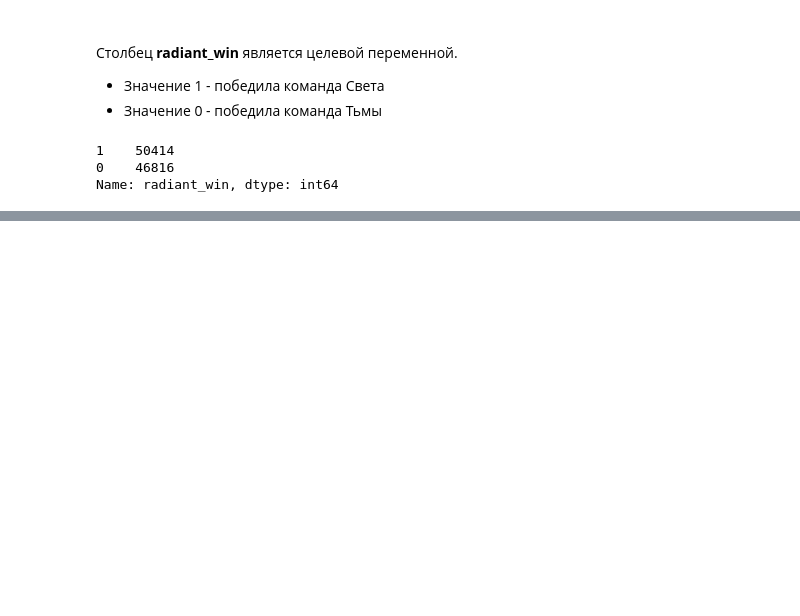
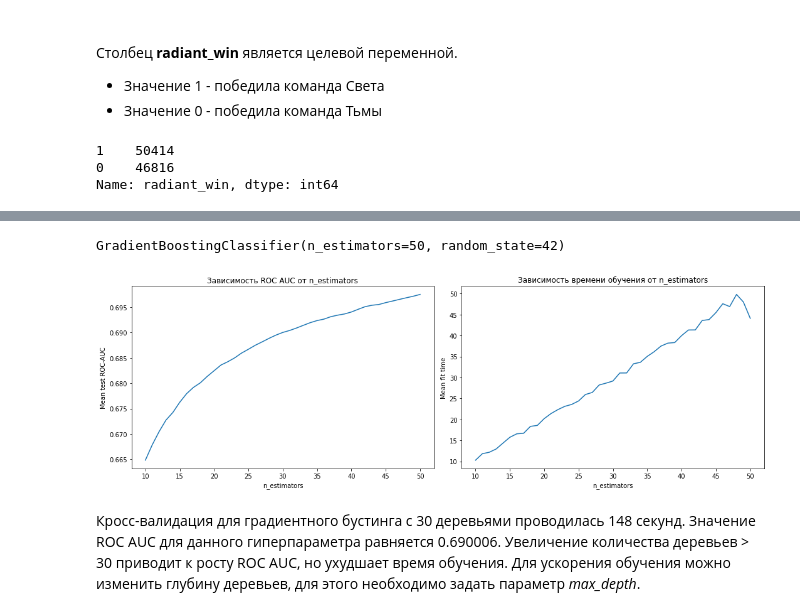
Before and after one commit to MedvedevDenis/Introduction-to-machine-learning, a Jupyter notebook: Проект предсказания победителя в онлайн-игре/Предсказания победителя в онлайн-игре.ipynb, the cells around one changed output, grey strips where cells are left out. Cells and saved outputs as stored; diff of their text form; code cells hidden in the pictures; blank space fills up the shorter version.

```diff
--- a/Проект предсказания победителя в онлайн-игре/Предсказания победителя в онлайн-игре.ipynb
+++ b/Проект предсказания победителя в онлайн-игре/Предсказания победителя в онлайн-игре.ipynb
@@ -49,4 +91,4 @@ params = {"n_estimators": range(10,300,10)}
 # %%
-grid_search = GridSearchCV(clf, params, scoring = "roc_auc", cv = cv, n_jobs = -1)
+grid_search = GridSearchCV(boosting, params, scoring = "roc_auc", cv = cv, n_jobs = -1)
 # %%
 grid_search.fit(X_train, y_train)
@@ -52,0 +99,27 @@ grid_search.fit(X_train, y_train)
+# %%
+grid_search.best_estimator_
+# %% [output]
+GradientBoostingClassifier(n_estimators=50, random_state=42)
+# %%
+boosting_results = pd.DataFrame(grid_search.cv_results_)
+# %%
+boosting_results["fit_time"] = boosting_results["mean_fit_time"]*cv.n_splits
+# %%
+def plot_cv(cv_results: pd.DataFrame, param: str):
+    fig, ax = plt.subplots(1, 2, figsize=(15, 5))
+    ax[0].set_title(f"Зависимость ROC AUC от {param}")
+    ax[0].plot(cv_results[f"param_{param}"], cv_results["mean_test_score"])
+    ax[0].set_ylabel("Mean test ROC-AUC")
+    ax[0].set_xlabel(param)
+
+    ax[1].set_title(f"Зависимость времени обучения от {param}")
+    ax[1].plot(cv_results[f"param_{param}"], cv_results["mean_fit_time"])
+    ax[1].set_ylabel("Mean fit time")
+    ax[1].set_xlabel(param)
+    plt.tight_layout()
+# %%
+plot_cv(boosting_results, param = "n_estimators")
+# %% [output]
+[figure, added]
+# %% [markdown]
+Кросс-валидация для градиентного бустинга с 30 деревьями проводилась 148 секунд. Значение ROC AUC для данного гиперпараметра равняется 0.690006. Увеличение количества деревьев > 30 приводит к росту ROC AUC, но ухудшает время обучения. Для ускорения обучения можно изменить глубину деревьев, для этого необходимо задать параметр *max_depth*.
```
Also changed, not shown: parts of 67 cells of this notebook, 1 other file.
